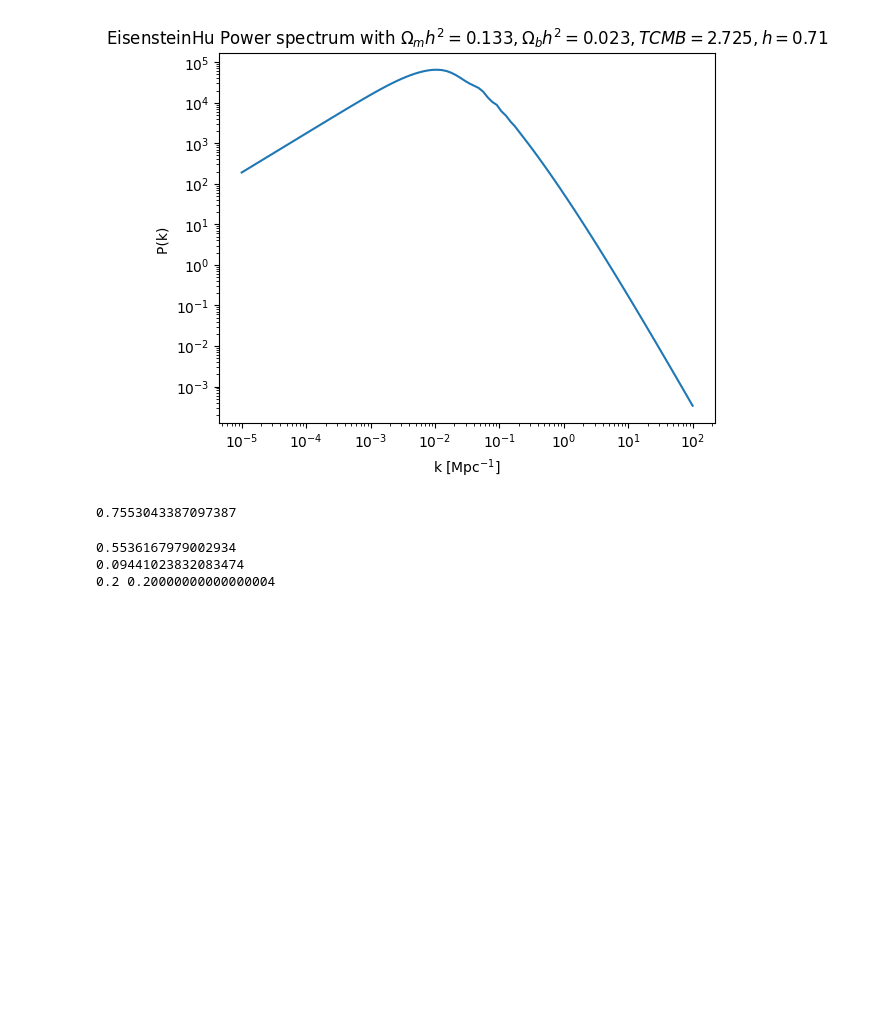
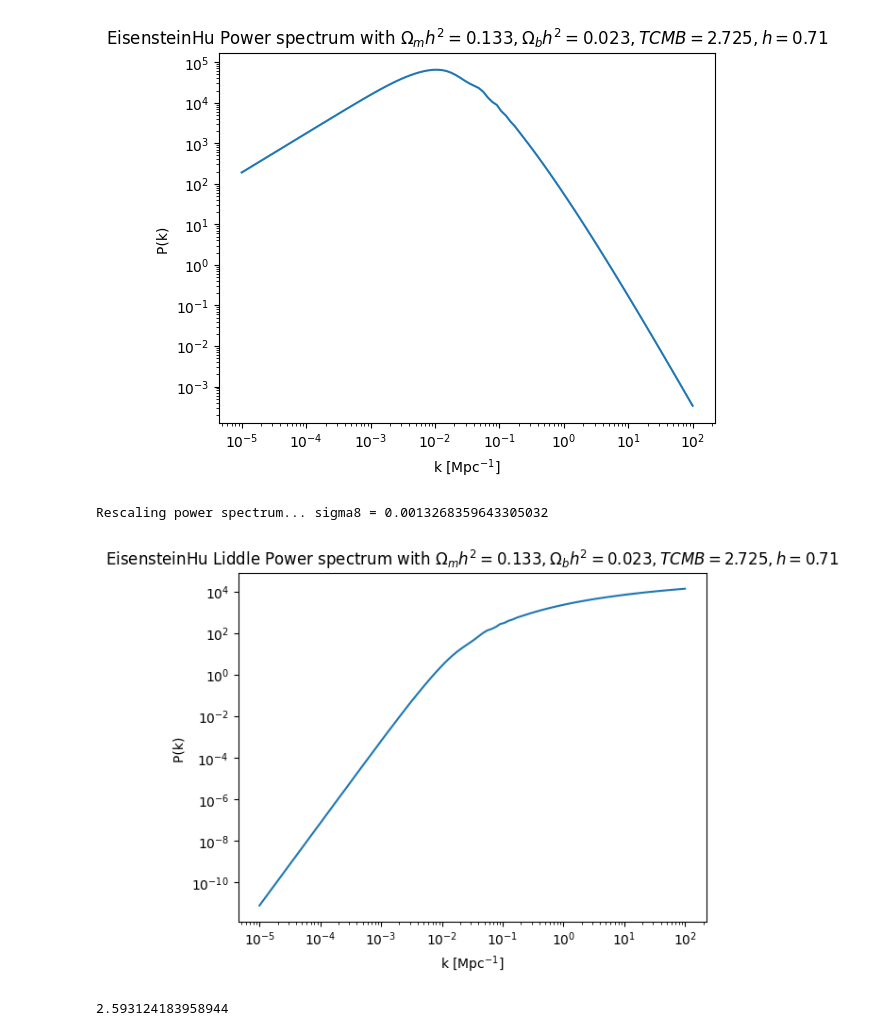
Before and after one commit to john1256/KASI_Ms, a Jupyter notebook: 2025/Field_research_2/Powerspec_devel.ipynb, the cells around one changed output. Saved outputs shown, nothing was run; the diff lists cells and outputs as text; code cells hidden in the pictures; blank space fills up the shorter version.

Commit message:
Powerspec_liddle added

```diff
--- a/2025/Field_research_2/Powerspec_devel.ipynb
+++ b/2025/Field_research_2/Powerspec_devel.ipynb
@@ -78,11 +81,19 @@ plt.show()
 # %% [output]
 [figure]
 # %%
-pars2.Sigma_R(8)
+psliddle = pars2.Power_spectrum_liddle(1, karr2, rescale=True)
+plt.loglog(karr2, psliddle)
+plt.xlabel('k [Mpc$^{-1}$]')
+plt.ylabel('P(k) ')
+plt.title(rf'EisensteinHu Liddle Power spectrum with $\Omega_mh^2 = {pars2.om0h2:.3f}, \Omega_bh^2 = {pars2.ombh2:.3f}, TCMB = {pars2.TCMB:.3f}, h = {pars2.h:.2f}$')
+plt.savefig('./figs/EH_Power_spectrum_liddle.png', dpi=300, bbox_inches='tight')
+plt.show()
 # %% [output]
-0.7553043387097387
+Rescaling power spectrum... sigma8 = 0.0013268359643305032
+[figure, added]
 # %%
+om0 = 0.3
+D1 = 5/2 * (1/70 + 209*om0/140 - om0**2/140 + om0**(4/7))**-1
+D1
 # %% [output]
-0.5536167979002934
-0.09441023832083474
-0.2 0.20000000000000004
+2.593124183958944
```
Also changed, not shown: parts of 2 cells of this notebook, 3 other files.
